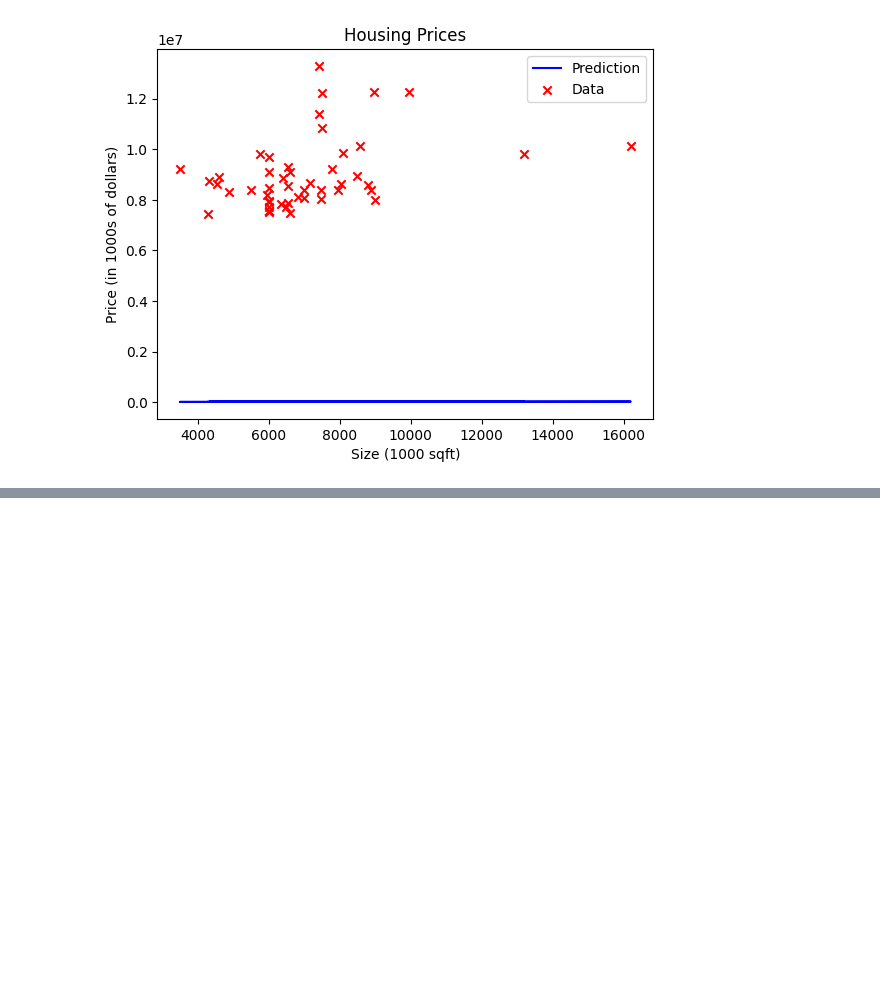
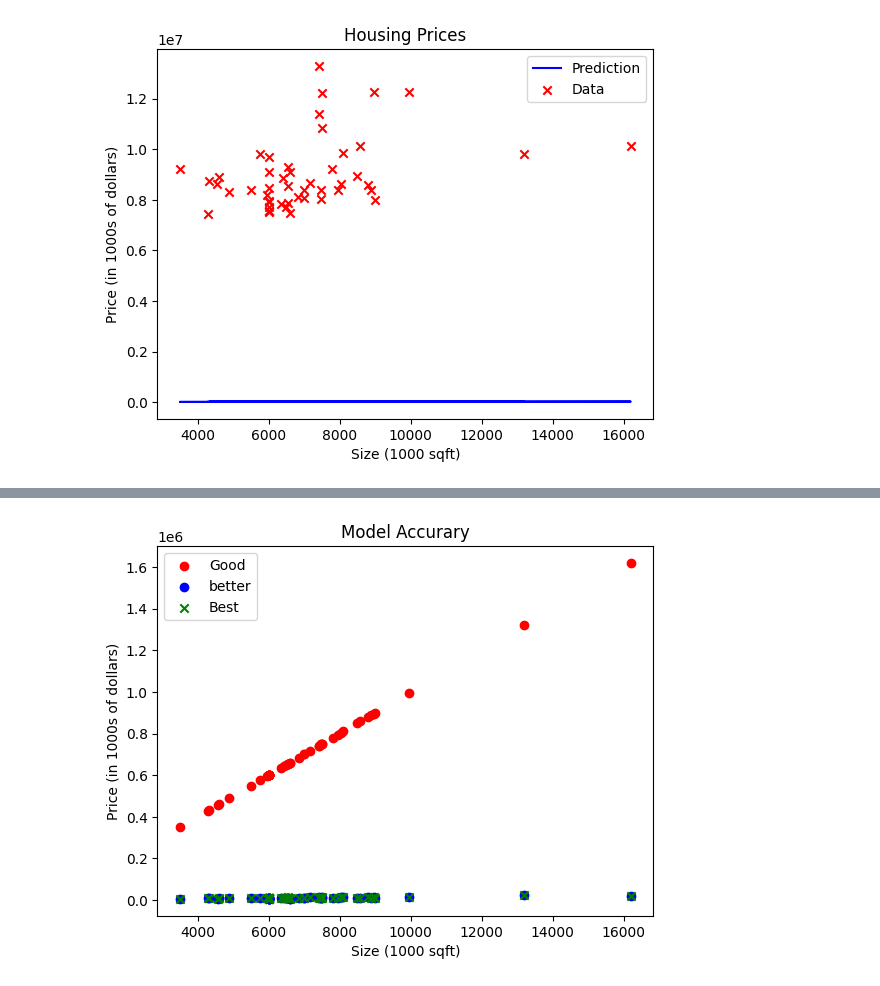
Before and after one commit to AhmedShafique313/sml_udemy, a Jupyter notebook: week4/w_linear_reg.ipynb, the cells around one changed output, grey strips where cells are left out. Cells and saved outputs as stored; diff of their text form; code cells hidden in the pictures; blank space fills up the shorter version.

```diff
--- a/week4/w_linear_reg.ipynb
+++ b/week4/w_linear_reg.ipynb
@@ -150,0 +158,14 @@ plt.show()
+# %%
+output = compute_model_W(x_train, w_train, b)
+output1 = compute_model_func(x_train, wf, b)
+output_last = compute_model_wb(x_train, w_train, b_train)
+plt.scatter(x_train, output1, c= 'r', label = 'Good')
+plt.scatter(x_train, output, c= 'b', label = 'better')
+plt.scatter(x_train, output_last, c= 'g',marker='x', label = 'Best')
+plt.title("Model Accurary")
+plt.ylabel('Price (in 1000s of dollars)')
+plt.xlabel('Size (1000 sqft)')
+plt.legend()
+plt.show()
+# %% [output]
+[figure, added]
```
Also changed, not shown: parts of 3 cells of this notebook.
